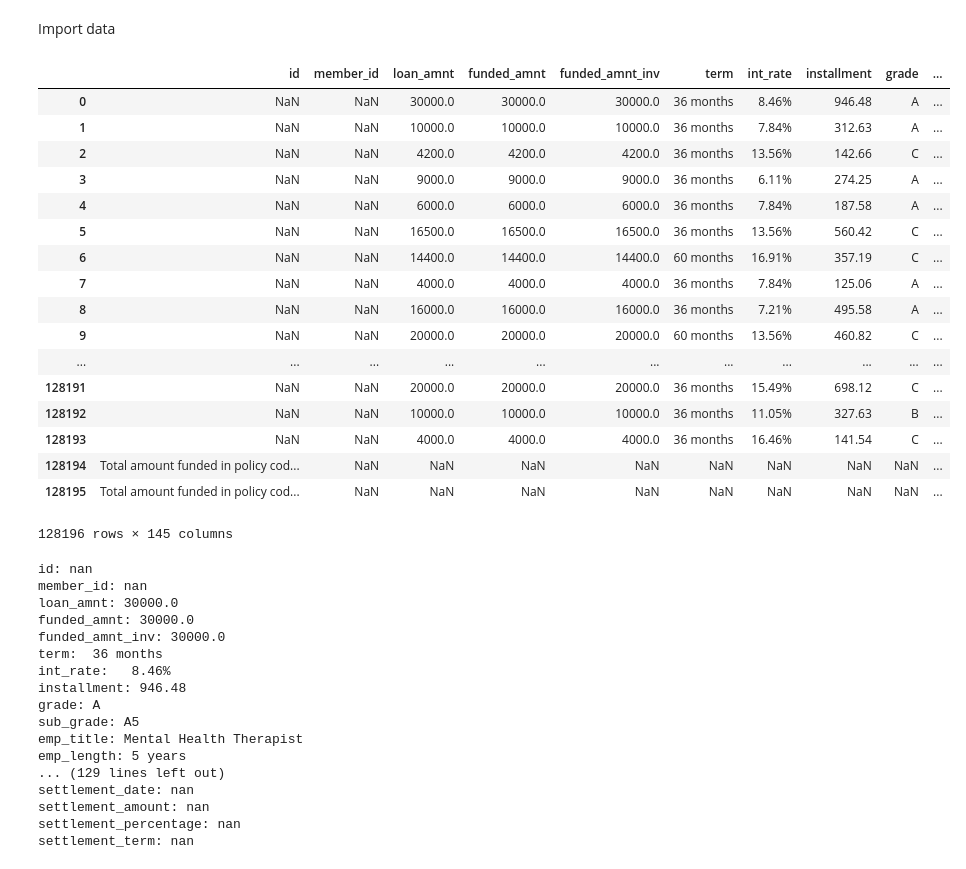
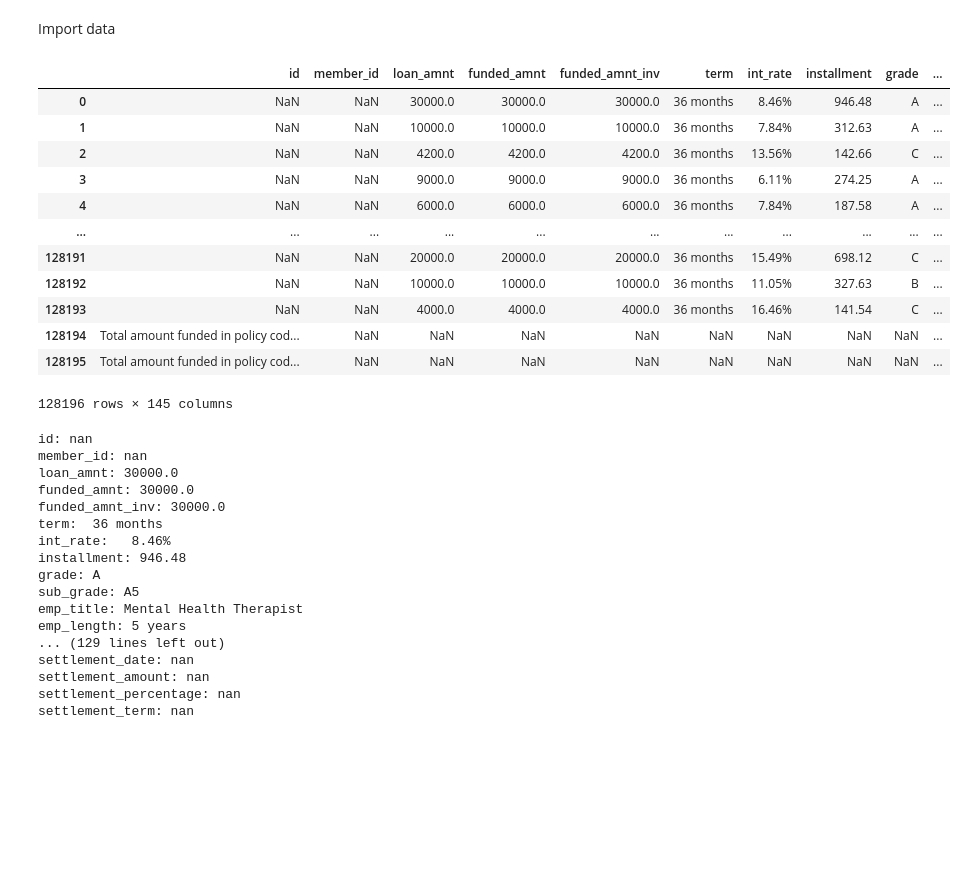
Before and after one commit to tmaounis/cs109a-LendingClub, a Jupyter notebook: cs109a-LendingClub.ipynb, the cells around one changed output. Saved outputs shown, nothing was run; the diff lists cells and outputs as text; code cells hidden in the pictures; blank space fills up the shorter version.

```diff
--- a/cs109a-LendingClub.ipynb
+++ b/cs109a-LendingClub.ipynb
@@ -33,27 +33,23 @@ df_a_raw = pd.read_csv(PATH_RAW+"accepted/A_2018_Q3.csv") #accepted dataframe
 df_d_raw = pd.read_csv(PATH_RAW+"declined/D_2018_Q3.csv") #declined dataframe
 # %%
 df_a_old_raw = pd.read_csv(PATH_RAW+"accepted/A_2007-2011.csv") #accepted dataframe 2007-11
-# %%
-df_a_raw
-# %% [output]
-|  | id | member_id | loan_amnt | funded_amnt | funded_amnt_inv | term | int_rate | installment | grade | ... |
-| 0 | NaN | NaN | 30000.0 | 30000.0 | 30000.0 | 36 months | 8.46% | 946.48 | A | ... |
-| 1 | NaN | NaN | 10000.0 | 10000.0 | 10000.0 | 36 months | 7.84% | 312.63 | A | ... |
-| 2 | NaN | NaN | 4200.0 | 4200.0 | 4200.0 | 36 months | 13.56% | 142.66 | C | ... |
-| 3 | NaN | NaN | 9000.0 | 9000.0 | 9000.0 | 36 months | 6.11% | 274.25 | A | ... |
-| 4 | NaN | NaN | 6000.0 | 6000.0 | 6000.0 | 36 months | 7.84% | 187.58 | A | ... |
-| 5 | NaN | NaN | 16500.0 | 16500.0 | 16500.0 | 36 months | 13.56% | 560.42 | C | ... |
-| 6 | NaN | NaN | 14400.0 | 14400.0 | 14400.0 | 60 months | 16.91% | 357.19 | C | ... |
-| 7 | NaN | NaN | 4000.0 | 4000.0 | 4000.0 | 36 months | 7.84% | 125.06 | A | ... |
-| 8 | NaN | NaN | 16000.0 | 16000.0 | 16000.0 | 36 months | 7.21% | 495.58 | A | ... |
-| 9 | NaN | NaN | 20000.0 | 20000.0 | 20000.0 | 60 months | 13.56% | 460.82 | C | ... |
-| ... | ... | ... | ... | ... | ... | ... | ... | ... | ... | ... |
-| 128191 | NaN | NaN | 20000.0 | 20000.0 | 20000.0 | 36 months | 15.49% | 698.12 | C | ... |
-| 128192 | NaN | NaN | 10000.0 | 10000.0 | 10000.0 | 36 months | 11.05% | 327.63 | B | ... |
-| 128193 | NaN | NaN | 4000.0 | 4000.0 | 4000.0 | 36 months | 16.46% | 141.54 | C | ... |
-| 128194 | Total amount funded in policy cod... | NaN | NaN | NaN | NaN | NaN | NaN | NaN | NaN | ... |
-| 128195 | Total amount funded in policy cod... | NaN | NaN | NaN | NaN | NaN | NaN | NaN | NaN | ... |
-128196 rows × 145 columns
+# %%
+with pd.option_context('display.max_rows', 10, 'display.max_columns', None):
+    display (df_a_raw)
+# %% [output]
+|  | id | member_id | loan_amnt | funded_amnt | funded_amnt_inv | term | int_rate | installment | grade | ... |
+| 0 | NaN | NaN | 30000.0 | 30000.0 | 30000.0 | 36 months | 8.46% | 946.48 | A | ... |
+| 1 | NaN | NaN | 10000.0 | 10000.0 | 10000.0 | 36 months | 7.84% | 312.63 | A | ... |
+| 2 | NaN | NaN | 4200.0 | 4200.0 | 4200.0 | 36 months | 13.56% | 142.66 | C | ... |
+| 3 | NaN | NaN | 9000.0 | 9000.0 | 9000.0 | 36 months | 6.11% | 274.25 | A | ... |
+| 4 | NaN | NaN | 6000.0 | 6000.0 | 6000.0 | 36 months | 7.84% | 187.58 | A | ... |
+| ... | ... | ... | ... | ... | ... | ... | ... | ... | ... | ... |
+| 128191 | NaN | NaN | 20000.0 | 20000.0 | 20000.0 | 36 months | 15.49% | 698.12 | C | ... |
+| 128192 | NaN | NaN | 10000.0 | 10000.0 | 10000.0 | 36 months | 11.05% | 327.63 | B | ... |
+| 128193 | NaN | NaN | 4000.0 | 4000.0 | 4000.0 | 36 months | 16.46% | 141.54 | C | ... |
+| 128194 | Total amount funded in policy cod... | NaN | NaN | NaN | NaN | NaN | NaN | NaN | NaN | ... |
+| 128195 | Total amount funded in policy cod... | NaN | NaN | NaN | NaN | NaN | NaN | NaN | NaN | ... |
+128196 rows × 145 columns
 # %%
 def print_row(df, row):
     for ctr,i in enumerate(df.iloc[row]):
```
Also changed, not shown: 1 other file.
